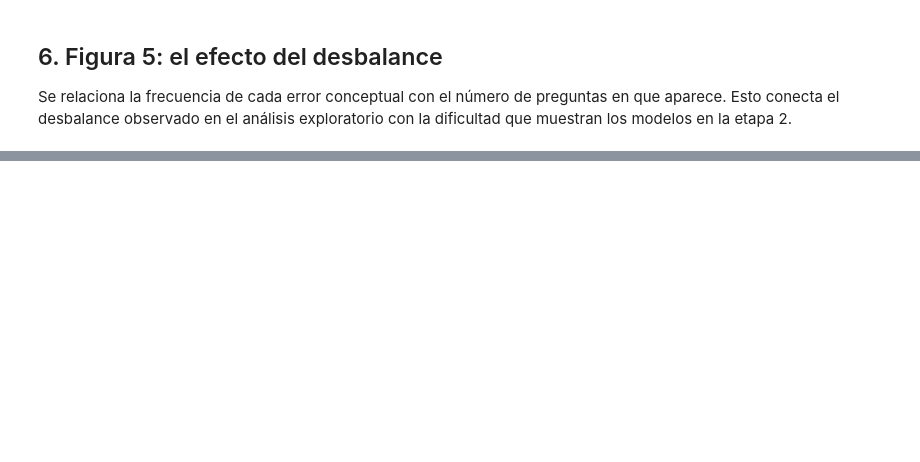
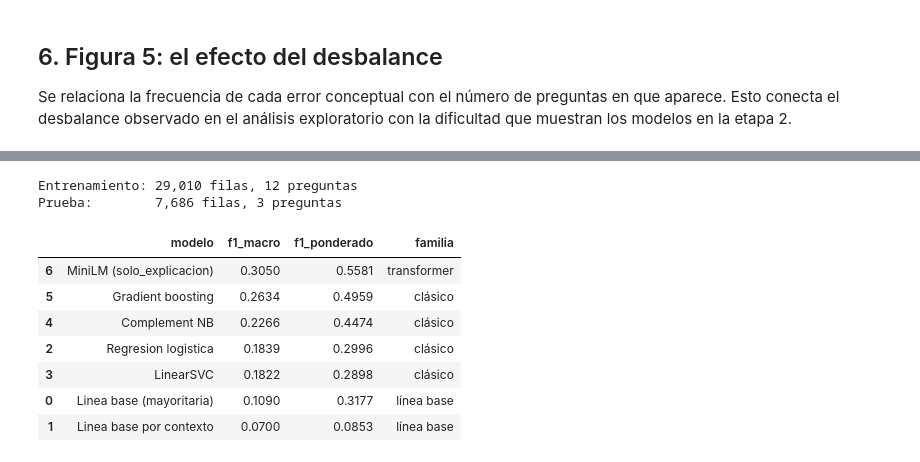
Before and after one commit to Tunchxz/math-misconception-map, a Jupyter notebook: notebooks/05_comparacion_resultados.ipynb, the cells around one changed output, grey strips where cells are left out. Drawn from its saved outputs; the diff is of its cells as text; code cells hidden in the pictures; blank space fills up the shorter version.

```diff
--- a/notebooks/05_comparacion_resultados.ipynb
+++ b/notebooks/05_comparacion_resultados.ipynb
@@ -263,0 +350,56 @@ print(f"\nEtiquetas presentes en una sola pregunta: "
+# %%
+from src.features import build_features as bf
+from src.models import train_model as tm
+
+if hay_transformer:
+    datos = bf.preparar_objetivos(train)
+    COLUMNAS = ["explicacion_min", "QuestionId", "MC_Answer"] + bf.NUMERICAS
+    X = datos[COLUMNAS]
+    y = datos["Category"].values
+
+    # Misma partición que empleó el cuaderno 04.
+    idx_tr, idx_te = next(iter(GroupKFold(n_splits=5).split(X, y, datos["QuestionId"])))
+    print(f"Entrenamiento: {len(idx_tr):,} filas, "
+          f"{datos.iloc[idx_tr]['QuestionId'].nunique()} preguntas")
+    print(f"Prueba:        {len(idx_te):,} filas, "
+          f"{datos.iloc[idx_te]['QuestionId'].nunique()} preguntas")
+# %% [output]
+Entrenamiento: 29,010 filas, 12 preguntas
+Prueba:        7,686 filas, 3 preguntas
+# %%
+from sklearn.metrics import f1_score
+
+if hay_transformer:
+    configuracion = joblib.load(RAIZ / "models" / "configuracion.joblib")
+    params_e1 = configuracion["params_e1"]
+
+    filas = []
+    for m in tm.catalogo_modelos():
+        est = tm.entrenar_final(m, X.iloc[idx_tr], y[idx_tr], params_e1.get(m.nombre, {}))
+        pred = est.predict(X.iloc[idx_te])
+        filas.append({
+            "modelo": m.nombre,
+            "f1_macro": f1_score(y[idx_te], pred, average="macro", zero_division=0),
+            "f1_ponderado": f1_score(y[idx_te], pred, average="weighted", zero_division=0),
+            "familia": "clásico" if m.usa_texto else "línea base",
+        })
+
+    mejor_minilm = minilm.loc[minilm["f1_macro"].idxmax()]
+    filas.append({
+        "modelo": f"MiniLM ({mejor_minilm['experimento']})",
+        "f1_macro": float(mejor_minilm["f1_macro"]),
+        "f1_ponderado": float(mejor_minilm["f1_ponderado"]),
+        "familia": "transformer",
+    })
+
+    misma_particion = pd.DataFrame(filas).sort_values("f1_macro", ascending=False)
+    display(misma_particion.round(4))
+# %% [output]
+|  | modelo | f1_macro | f1_ponderado | familia |
+| 6 | MiniLM (solo_explicacion) | 0.3050 | 0.5581 | transformer |
+| 5 | Gradient boosting | 0.2634 | 0.4959 | clásico |
+| 4 | Complement NB | 0.2266 | 0.4474 | clásico |
+| 2 | Regresion logistica | 0.1839 | 0.2996 | clásico |
+| 3 | LinearSVC | 0.1822 | 0.2898 | clásico |
+| 0 | Linea base (mayoritaria) | 0.1090 | 0.3177 | línea base |
+| 1 | Linea base por contexto | 0.0700 | 0.0853 | línea base |
```
Also changed, not shown: parts of 18 cells of this notebook.
